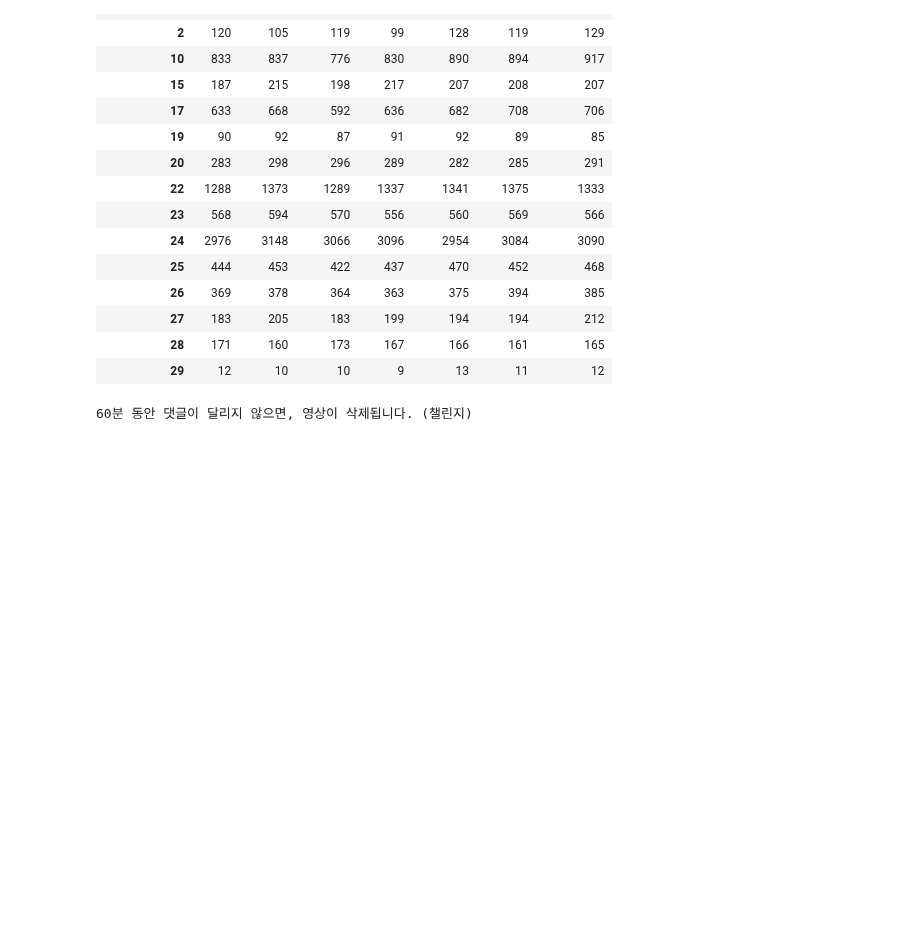
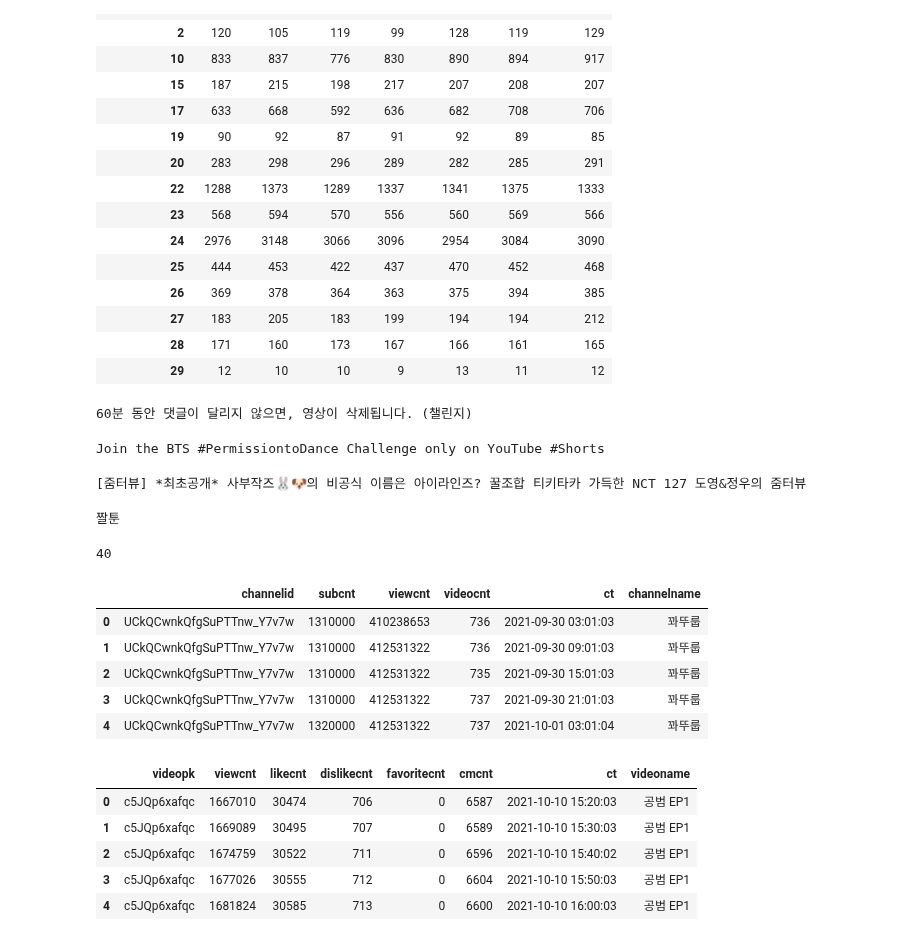
Before and after one commit to DANU011/practice-analysis, a Jupyter notebook: coding_practice/1유형연습.ipynb, the cells around one changed output. Drawn from its saved outputs; the diff is of its cells as text; code cells hidden in the pictures; blank space fills up the shorter version.

```diff
--- a/coding_practice/1유형연습.ipynb
+++ b/coding_practice/1유형연습.ipynb
@@ -133,3 +135,58 @@ t.sort_values(by='ratio', ascending=False).iloc[0].title:
 ''';
 # %% [output]
 60분 동안 댓글이 달리지 않으면, 영상이 삭제됩니다. (챌린지)
+# %%
+# 댓글의 수로 (comment_count) 영상 반응에 대한 판단을 할 수 있다.viewcount대비 댓글수가 가장 낮은 영상을 확인하라 (view_counts, ratio값이 0인경우는 제외한다.)
+ratio = (df['comment_count'] / df['view_count']).dropna().sort_values()
+
+ans = df.iloc[ratio[ratio != 0].index[0]].title
+print(ans)
+# %% [output]
+Join the BTS #PermissiontoDance Challenge only on YouTube #Shorts
+# %%
+# like 대비 dislike의 수가 가장 적은 영상은 무엇인가? (like, dislike 값이 0인경우는 제외한다)
+target = df.loc[(df.likes !=0) & (df.dislikes !=0)]
+ratio = (target['dislikes'] / target['likes']).sort_values().index[0]
+
+ans = df.iloc[ratio].title
+print(ans)
+# %% [output]
+[줌터뷰] *최초공개* 사부작즈🐰🐶의 비공식 이름은 아이라인즈? 꿀조합 티키타카 가득한 NCT 127 도영&정우의 줌터뷰
+# %%
+# 가장많은 트렌드 영상을 제작한 채널의 이름은 무엇인가? (날짜기준, 중복포함)
+ans = df.loc[df.channelId == df.channelId.value_counts().index[0]].channelTitle.unique()[0]
+print(ans)
+# %% [output]
+짤툰
+# %%
+# 20회(20일)이상 인기동영상 리스트에 포함된 동영상의 숫자는?
+ans = (df[['title', 'channelId']].value_counts() >= 20).sum()
+print(ans)
+# %% [output]
+40
+# %%
+# 데이터 출처 :https://www.kaggle.com/kukuroo3/youtube-episodic-contents-kr(참고, 데이터 수정)
+# 데이터 설명 : 유튜브 “공범” 컨텐츠 동영상 정보 ( 10분 간격 수집)
+dataurl_video = 'https://raw.githubusercontent.com/Datamanim/datarepo/main/youtube/videoInfo.csv'
+dataurl_channel = 'https://raw.githubusercontent.com/Datamanim/datarepo/main/youtube/channelInfo.csv'
+
+import pandas as pd
+
+channel = pd.read_csv(dataurl_channel)
+video = pd.read_csv(dataurl_video)
+
+display(channel.head())
+display(video.head())
+# %% [output]
+|  | channelid | subcnt | viewcnt | videocnt | ct | channelname |
+| 0 | UCkQCwnkQfgSuPTTnw_Y7v7w | 1310000 | 410238653 | 736 | 2021-09-30 03:01:03 | 꽈뚜룹 |
+| 1 | UCkQCwnkQfgSuPTTnw_Y7v7w | 1310000 | 412531322 | 736 | 2021-09-30 09:01:03 | 꽈뚜룹 |
+| 2 | UCkQCwnkQfgSuPTTnw_Y7v7w | 1310000 | 412531322 | 735 | 2021-09-30 15:01:03 | 꽈뚜룹 |
+| 3 | UCkQCwnkQfgSuPTTnw_Y7v7w | 1310000 | 412531322 | 737 | 2021-09-30 21:01:03 | 꽈뚜룹 |
+| 4 | UCkQCwnkQfgSuPTTnw_Y7v7w | 1320000 | 412531322 | 737 | 2021-10-01 03:01:04 | 꽈뚜룹 |
+|  | videopk | viewcnt | likecnt | dislikecnt | favoritecnt | cmcnt | ct | videoname |
+| 0 | c5JQp6xafqc | 1667010 | 30474 | 706 | 0 | 6587 | 2021-10-10 15:20:03 | 공범 EP1 |
+| 1 | c5JQp6xafqc | 1669089 | 30495 | 707 | 0 | 6589 | 2021-10-10 15:30:03 | 공범 EP1 |
+| 2 | c5JQp6xafqc | 1674759 | 30522 | 711 | 0 | 6596 | 2021-10-10 15:40:02 | 공범 EP1 |
+| 3 | c5JQp6xafqc | 1677026 | 30555 | 712 | 0 | 6604 | 2021-10-10 15:50:03 | 공범 EP1 |
+| 4 | c5JQp6xafqc | 1681824 | 30585 | 713 | 0 | 6600 | 2021-10-10 16:00:03 | 공범 EP1 |
```
Also changed, not shown: parts of 5 cells of this notebook.
